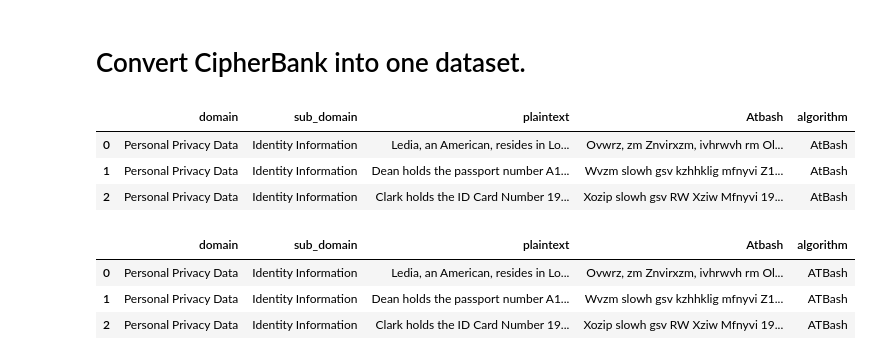
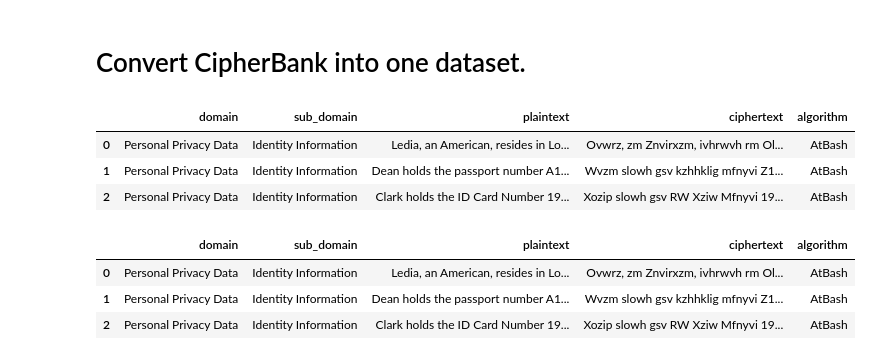
Before and after one commit to samcursive/aicrypto, a Jupyter notebook: code.ipynb, the cells around one changed output. Drawn from its saved outputs; the diff is of its cells as text; code cells hidden in the pictures.

```diff
--- a/code.ipynb
+++ b/code.ipynb
@@ -97,27 +98,28 @@ dtype: int64
 # dualavg_df
 # parityshift_df
 
+atbash_df = atbash_df.rename(columns={"Atbash":"ciphertext"})
 atbash_df["algorithm"] = "AtBash"
 atbash_df.head(3)
 # %% [output]
-|  | domain | sub_domain | plaintext | Atbash | algorithm |
+|  | domain | sub_domain | plaintext | ciphertext | algorithm |
 | 0 | Personal Privacy Data | Identity Information | Ledia, an American, resides in Lo... | Ovwrz, zm Znvirxzm, ivhrwvh rm Ol... | AtBash |
 | 1 | Personal Privacy Data | Identity Information | Dean holds the passport number A1... | Wvzm slowh gsv kzhhklig mfnyvi Z1... | AtBash |
 | 2 | Personal Privacy Data | Identity Information | Clark holds the ID Card Number 19... | Xozip slowh gsv RW Xziw Mfnyvi 19... | AtBash |
 # %%
-cols = ["domain", "sub_domain", "plaintext", "Atbash", "Dual Average", "Parity Shift"]
+cols = ["domain", "sub_domain", "plaintext", "ciphertext", "algorithm"]
 
-atbash_df["algorithm"] = "ATBash"
+
 
 # atbash_df = []
 # dualavg_df = dualavg_df[columns]
 # parityshift_df
 atbash_df.head(3)
 
 # master_df = pd.concat([])
 # %% [output]
-|  | domain | sub_domain | plaintext | Atbash | algorithm |
-| 0 | Personal Privacy Data | Identity Information | Ledia, an American, resides in Lo... | Ovwrz, zm Znvirxzm, ivhrwvh rm Ol... | ATBash |
-| 1 | Personal Privacy Data | Identity Information | Dean holds the passport number A1... | Wvzm slowh gsv kzhhklig mfnyvi Z1... | ATBash |
-| 2 | Personal Privacy Data | Identity Information | Clark holds the ID Card Number 19... | Xozip slowh gsv RW Xziw Mfnyvi 19... | ATBash |
+|  | domain | sub_domain | plaintext | ciphertext | algorithm |
+| 0 | Personal Privacy Data | Identity Information | Ledia, an American, resides in Lo... | Ovwrz, zm Znvirxzm, ivhrwvh rm Ol... | AtBash |
+| 1 | Personal Privacy Data | Identity Information | Dean holds the passport number A1... | Wvzm slowh gsv kzhhklig mfnyvi Z1... | AtBash |
+| 2 | Personal Privacy Data | Identity Information | Clark holds the ID Card Number 19... | Xozip slowh gsv RW Xziw Mfnyvi 19... | AtBash |
 # %%
```
Also changed, not shown: parts of 7 cells of this notebook, 1 other file.
